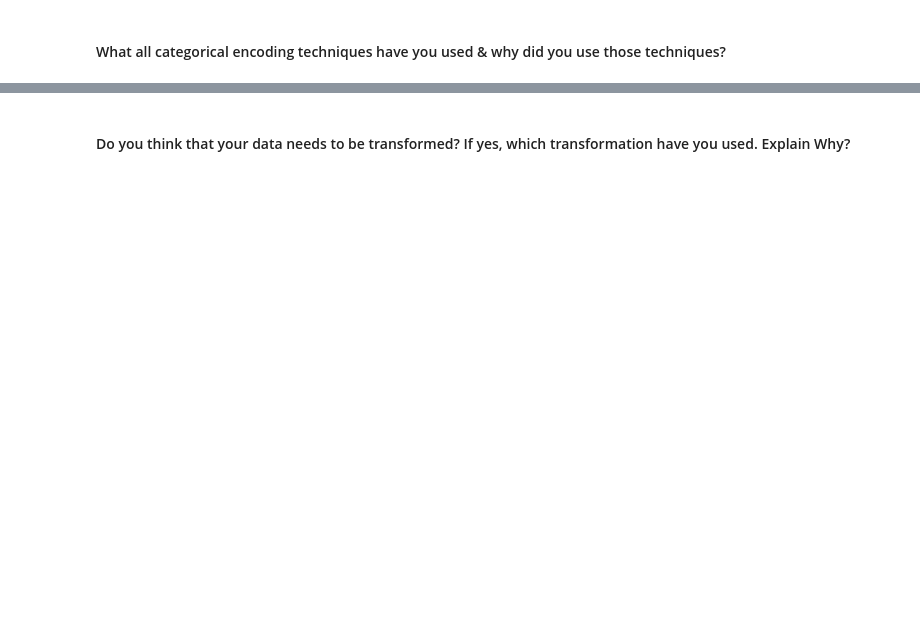
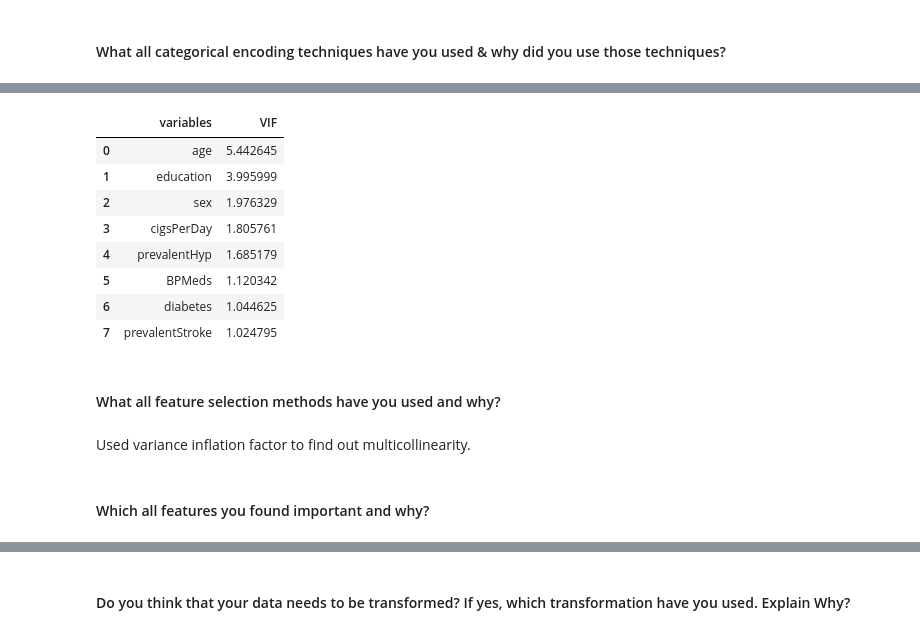
Before and after one commit to OmprakashDebata/Cardiovascular_Prediction_Classifcation, a Jupyter notebook: Cardiovascular_prediction_individual.ipynb, the cells around one changed output, grey strips where cells are left out. Drawn from its saved outputs; the diff is of its cells as text; code cells hidden in the pictures; blank space fills up the shorter version.

```diff
--- a/Cardiovascular_prediction_individual.ipynb
+++ b/Cardiovascular_prediction_individual.ipynb
@@ -965,0 +1039,16 @@ Answer Here.
+# %%
+# Eliminating the features with high VIF
+
+independent_variables = [i for i in data.columns if i not in ['TenYearCHD', 'sysBP', 'diaBP', 'glucose',
+                                                              'BMI', 'totChol', 'heartRate', 'is_smoking']]
+calc_vif(data[independent_variables])
+# %% [output]
+|  | variables | VIF |
+| 0 | age | 5.442645 |
+| 1 | education | 3.995999 |
+| 2 | sex | 1.976329 |
+| 3 | cigsPerDay | 1.805761 |
+| 4 | prevalentHyp | 1.685179 |
+| 5 | BPMeds | 1.120342 |
+| 6 | diabetes | 1.044625 |
+| 7 | prevalentStroke | 1.024795 |
@@ -965,0 +1060,6 @@ Answer Here.
+# %% [markdown]
+#### What all feature selection methods have you used and why?
+# %% [markdown]
+Used variance inflation factor to find out multicollinearity.
+# %% [markdown]
+#### Which all features you found important and why?
```
Also changed, not shown: parts of 112 cells of this notebook.
